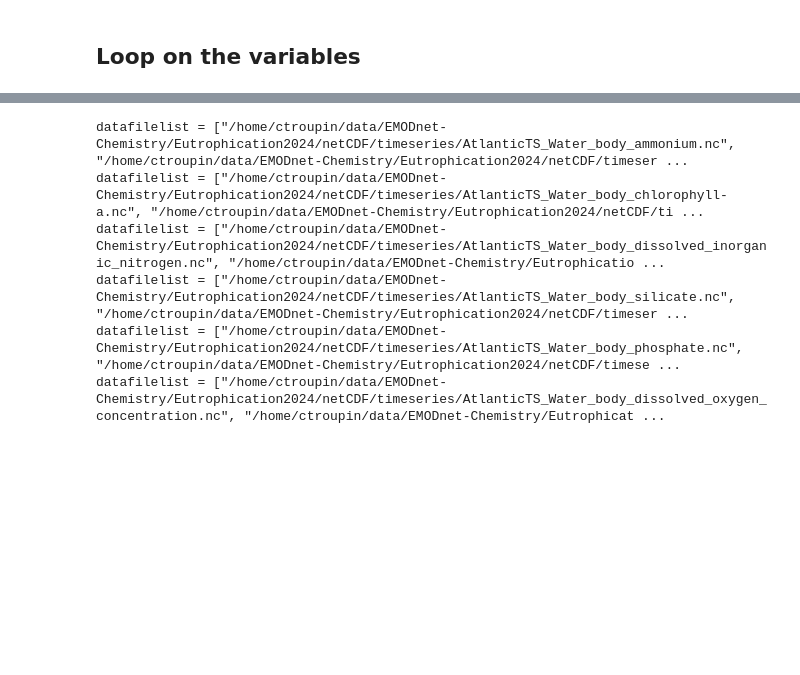
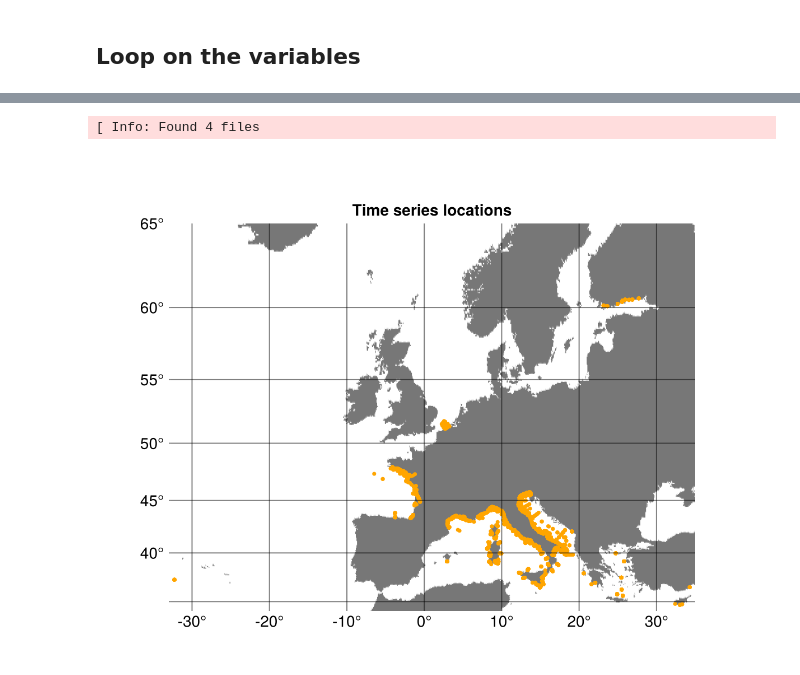
Before and after one commit to gher-uliege/EMODnet-Chemistry-GriddedMaps, a Jupyter notebook: src/plot_observations.ipynb, the cells around one changed output, grey strips where cells are left out. Saved outputs shown, nothing was run; the diff lists cells and outputs as text; code cells hidden in the pictures; blank space fills up the shorter version.

```diff
--- a/src/plot_observations.ipynb
+++ b/src/plot_observations.ipynb
@@ -68,18 +47,42 @@ end
 # %%
-datadirTS = joinpath(datadir, "timeseries")
-for varname in varlist
+datadirTS = joinpath(datadir, "../ODVnetCDF")
+datafilelistTS = Glob.glob("*timeseries*.nc", datadirTS)
+@info("Found $(length(datafilelistTS)) files")
 
-    # Generate list of files (corresponding to this variable)
-    datafilelist = sort(Glob.glob("*$(varname)*.nc", datadirTS))
-    @show(datafilelist)
-    # Generate figure
-    #fig0 = make_scatter(datafilelist, varname)
-    # save(joinpath(figdir, "observations_$(varname).png"), fig0, px_per_unit = 300 / inch)
+fig = Figure()
+ga = GeoAxis(
+    fig[1, 1],
+    title = "Time series locations",
+    dest = "+proj=merc",
+    xticks = -40.0:10.0:40.0,
+    yticks = 30.0:5.0:65,
+    #dest = "+proj=ortho +lon_0=15 +lat_0=35",
+)
+heatmap!(
+    ga,
+    lon_landsea,
+    lat_landsea,
+    landsea,
+    colormap = Reverse(:greys),
+    colorrange = [0, 2],
+)
+#xlims!(-180, 180.0)
+#ylims!(-90.0, 90.0)
+
+obslon = Float64[]
+obslat = Float64[]
+for datafile in datafilelistTS
+    NCDataset(datafile, "r") do nc
+        append!(obslon, varbyattrib(nc, standard_name = "longitude")[1][:])
+        append!(obslat, varbyattrib(nc, standard_name = "latitude")[1][:])
+
+    end
 end
+plot!(ga, obslon, obslat, color = :orange, markersize = 5)
+xlims!(ga, -33, 35)
+ylims!(ga, 34.0, 65.0)
+save(joinpath(figdir, "observations_timeseries.png"), fig, px_per_unit = 300 / inch)
+fig
 # %% [output]
-datafilelist = ["/home/ctroupin/data/EMODnet-Chemistry/Eutrophication2024/netCDF/timeseries/AtlanticTS_Water_body_ammonium.nc", "/home/ctroupin/data/EMODnet-Chemistry/Eutrophication2024/netCDF/timeser ...
-datafilelist = ["/home/ctroupin/data/EMODnet-Chemistry/Eutrophication2024/netCDF/timeseries/AtlanticTS_Water_body_chlorophyll-a.nc", "/home/ctroupin/data/EMODnet-Chemistry/Eutrophication2024/netCDF/ti ...
-datafilelist = ["/home/ctroupin/data/EMODnet-Chemistry/Eutrophication2024/netCDF/timeseries/AtlanticTS_Water_body_dissolved_inorganic_nitrogen.nc", "/home/ctroupin/data/EMODnet-Chemistry/Eutrophicatio ...
-datafilelist = ["/home/ctroupin/data/EMODnet-Chemistry/Eutrophication2024/netCDF/timeseries/AtlanticTS_Water_body_silicate.nc", "/home/ctroupin/data/EMODnet-Chemistry/Eutrophication2024/netCDF/timeser ...
-datafilelist = ["/home/ctroupin/data/EMODnet-Chemistry/Eutrophication2024/netCDF/timeseries/AtlanticTS_Water_body_phosphate.nc", "/home/ctroupin/data/EMODnet-Chemistry/Eutrophication2024/netCDF/timese ...
-datafilelist = ["/home/ctroupin/data/EMODnet-Chemistry/Eutrophication2024/netCDF/timeseries/AtlanticTS_Water_body_dissolved_oxygen_concentration.nc", "/home/ctroupin/data/EMODnet-Chemistry/Eutrophicat ...
+[ Info: Found 4 files
+[figure, added]
```
Also changed, not shown: parts of 4 cells of this notebook, 1 other file.
